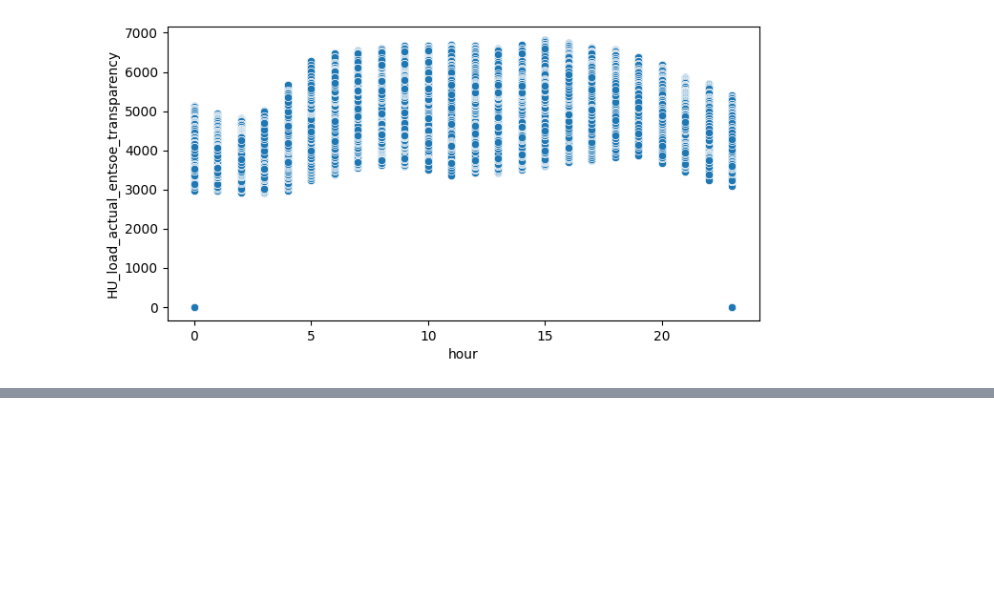
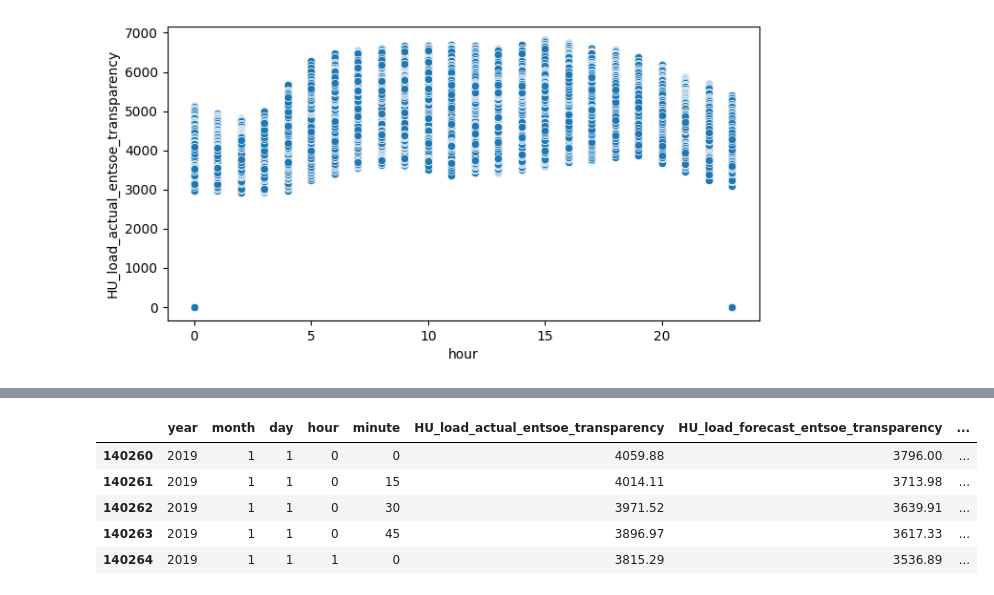
Before and after one commit to GinnCheng/wind_energy_eletricity, a Jupyter notebook: main_script.ipynb, the cells around one changed output, grey strips where cells are left out. Saved outputs shown, nothing was run; the diff lists cells and outputs as text; code cells hidden in the pictures; blank space fills up the shorter version.

```diff
--- a/main_script.ipynb
+++ b/main_script.ipynb
@@ -154,0 +173,9 @@ plt.show()
+# %%
+df_hu_min_avg_2019.head()
+# %% [output]
+|  | year | month | day | hour | minute | HU_load_actual_entsoe_transparency | HU_load_forecast_entsoe_transparency | ... |
+| 140260 | 2019 | 1 | 1 | 0 | 0 | 4059.88 | 3796.00 | ... |
+| 140261 | 2019 | 1 | 1 | 0 | 15 | 4014.11 | 3713.98 | ... |
+| 140262 | 2019 | 1 | 1 | 0 | 30 | 3971.52 | 3639.91 | ... |
+| 140263 | 2019 | 1 | 1 | 0 | 45 | 3896.97 | 3617.33 | ... |
+| 140264 | 2019 | 1 | 1 | 1 | 0 | 3815.29 | 3536.89 | ... |
```
Also changed, not shown: parts of 11 cells of this notebook.
